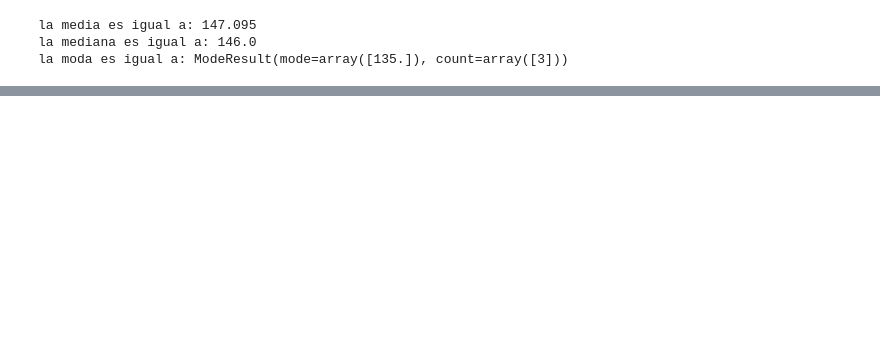
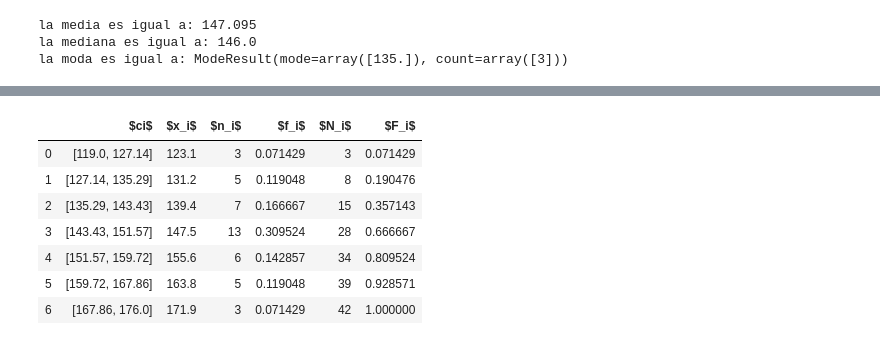
Before and after one commit to gisosdeb/ISP, a Jupyter notebook: statistic_unam/estadística_descriptiva/tareas/ejercicio_1.ipynb, the cells around one changed output, grey strips where cells are left out. Cells and saved outputs as stored; diff of their text form; code cells hidden in the pictures; blank space fills up the shorter version.

```diff
--- a/statistic_unam/estadística_descriptiva/tareas/ejercicio_1.ipynb
+++ b/statistic_unam/estadística_descriptiva/tareas/ejercicio_1.ipynb
@@ -206,0 +149,43 @@ df_frec
+# %%
+# Cálculo de las marcas de clase "xi".
+""""""
+
+np_titer=np.array(t_iter)
+macl=[round(np.mean(x),1) for x in np_titer]
+
+# Frecuecias absolutas "ni".
+""""""
+
+frec_abs=sturges[0]
+
+
+# Cálulo de la frecuencia relativa "fi".
+""""""
+
+np_frec=np.array(frec_abs)
+frec_re=[(f/(len(np_datos))) for f in np_frec]
+
+
+# Cálculo de la frecuencia absoluta acumulada "Ni".
+""""""
+
+frec_abs_ac=list(np.cumsum(frec_abs))
+
+
+# Cálculo de la frecuencia relativa acumulada "Fi".
+""""""
+
+np_frec_ac=np.array(frec_abs_ac)
+frec_re_ac=[(f/(len(np_datos))) for f in np_frec_ac]
+
+df_frec=pd.DataFrame({'$ci$':t_iter,'$x_i$':macl, '$n_i$':frec_abs, '$f_i$':frec_re, '$N_i$':frec_abs_ac, '$F_i$':frec_re_ac})
+df_frec
+# %% [output]
+|  | $ci$ | $x_i$ | $n_i$ | $f_i$ | $N_i$ | $F_i$ |
+| 0 | [119.0, 127.14] | 123.1 | 3 | 0.071429 | 3 | 0.071429 |
+| 1 | [127.14, 135.29] | 131.2 | 5 | 0.119048 | 8 | 0.190476 |
+| 2 | [135.29, 143.43] | 139.4 | 7 | 0.166667 | 15 | 0.357143 |
+| 3 | [143.43, 151.57] | 147.5 | 13 | 0.309524 | 28 | 0.666667 |
+| 4 | [151.57, 159.72] | 155.6 | 6 | 0.142857 | 34 | 0.809524 |
+| 5 | [159.72, 167.86] | 163.8 | 5 | 0.119048 | 39 | 0.928571 |
+| 6 | [167.86, 176.0] | 171.9 | 3 | 0.071429 | 42 | 1.000000 |
```
Also changed, not shown: parts of 22 cells of this notebook, 3 other files.
